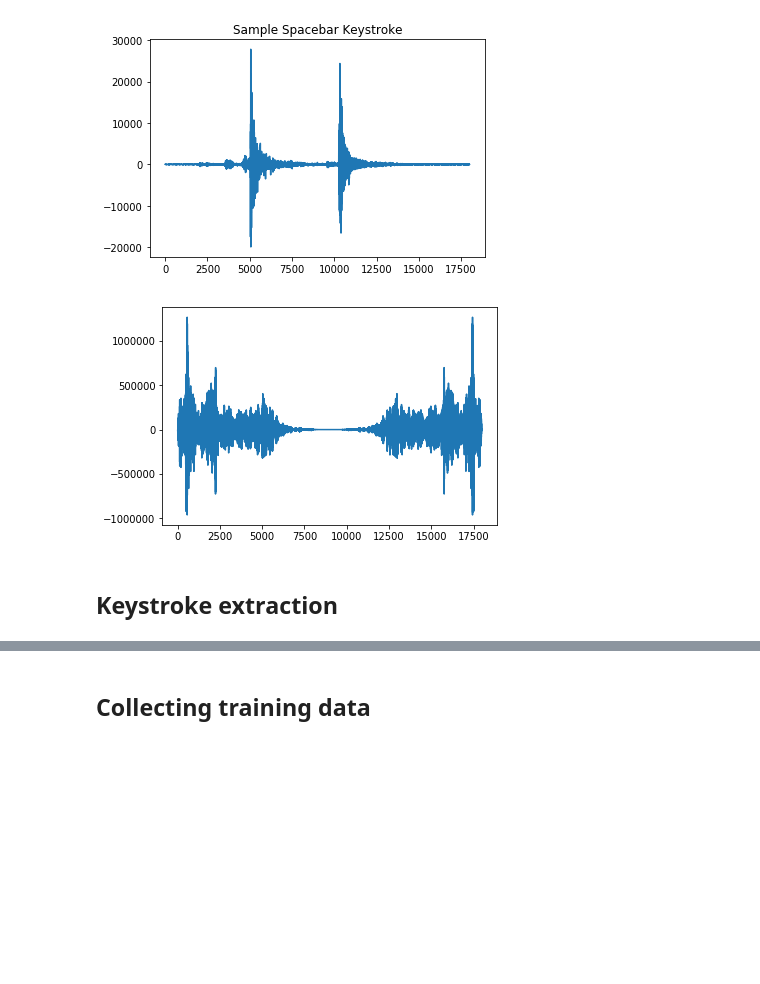
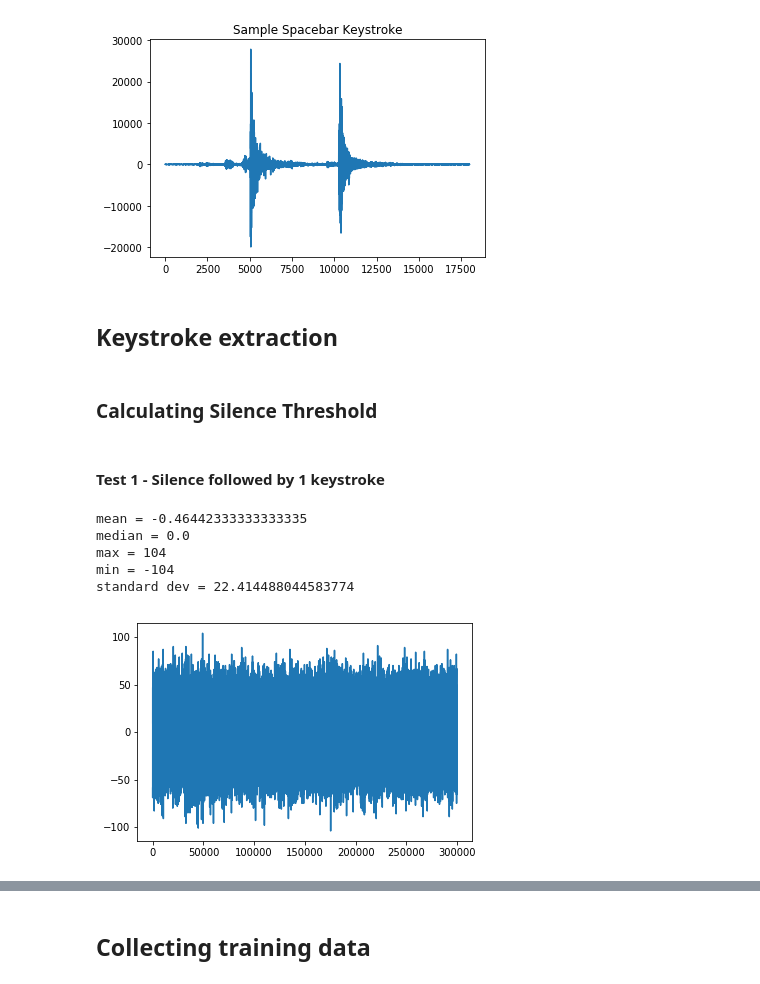
Before and after one commit to shoyo/acoustic-keylogger, a Jupyter notebook: simple_audio_processing.ipynb, the cells around one changed output, grey strips where cells are left out. Saved outputs shown, nothing was run; the diff lists cells and outputs as text; code cells hidden in the pictures; blank space fills up the shorter version.

Commit message:
Clean up formatting, add silence threshold tests

```diff
--- a/simple_audio_processing.ipynb
+++ b/simple_audio_processing.ipynb
@@ -39,12 +34,40 @@ plt.plot(sample_keystroke)
 plt.show()
 # %% [output]
 [figure]
-# %%
-# Fourier Attempt
-fourier_data = np.fft.fft(sample_keystroke)
-plt.plot(fourier_data)
-plt.show()
-# %% [output]
-[figure, removed]
 # %% [markdown]
 ## Keystroke extraction
+# %% [markdown]
+### Calculating Silence Threshold
+# %%
+def stats(array):
+    """Return a dictionary containing relevant statistical data.
+
+    :type array -- NumPy array
+    :rtype dict
+    """
+    return {
+        "mean": np.mean(array),
+        "median": np.median(array),
+        "max": np.amax(array),
+        "min": np.amin(array),
+        "standard dev": np.std(array),
+    }
+# %% [markdown]
+#### Test 1 - Silence followed by 1 keystroke
+# %%
+silence1_raw = wav_read('datasets/spacebar-1x-withsilence.wav')
+silence1 = silence_raw[:300000]
+
+silence1_stats = stats(silence1)
+for stat in silence1_stats:
+    print(f"{stat} = {silence1_stats[stat]}")
+
+plt.plot(silence1)
+plt.show()
+# %% [output]
+mean = -0.46442333333333335
+median = 0.0
+max = 104
+min = -104
+standard dev = 22.414488044583774
+[figure, added]
```
Also changed, not shown: parts of 15 cells of this notebook.
